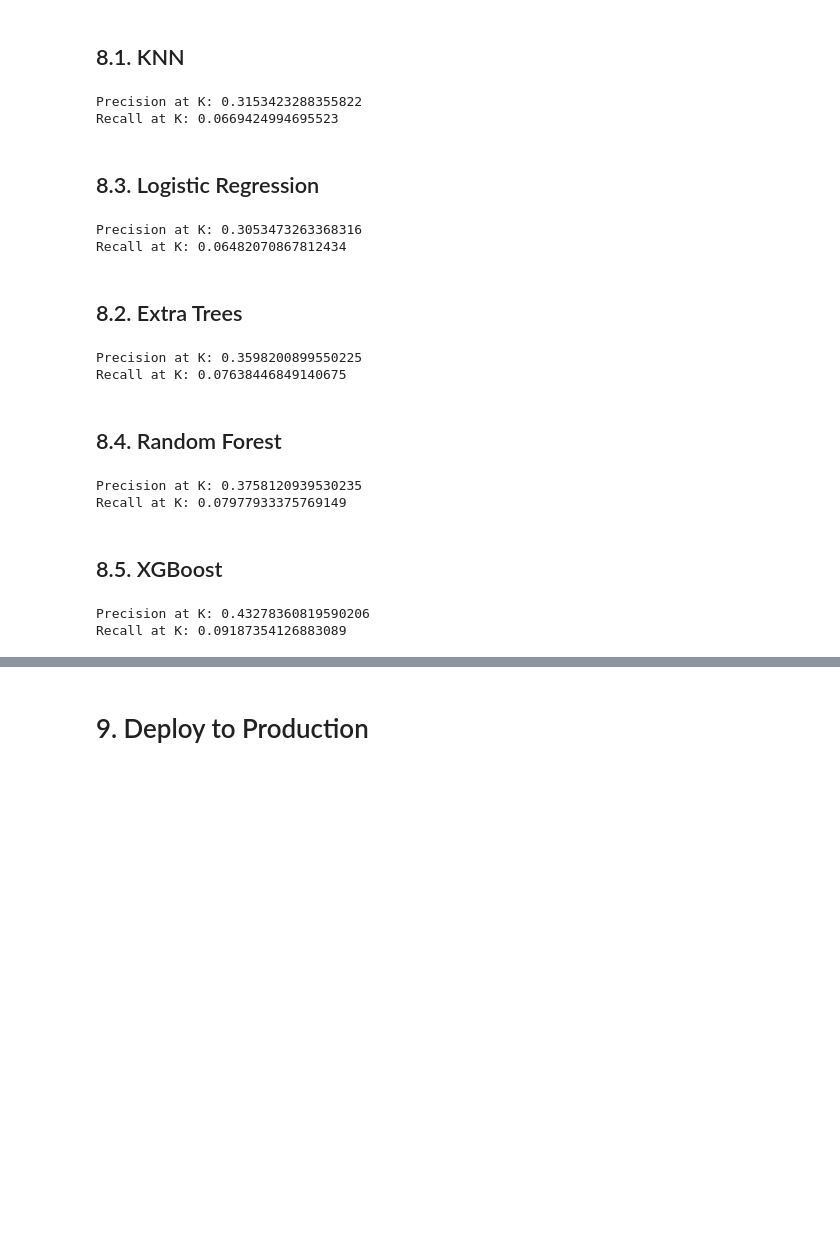
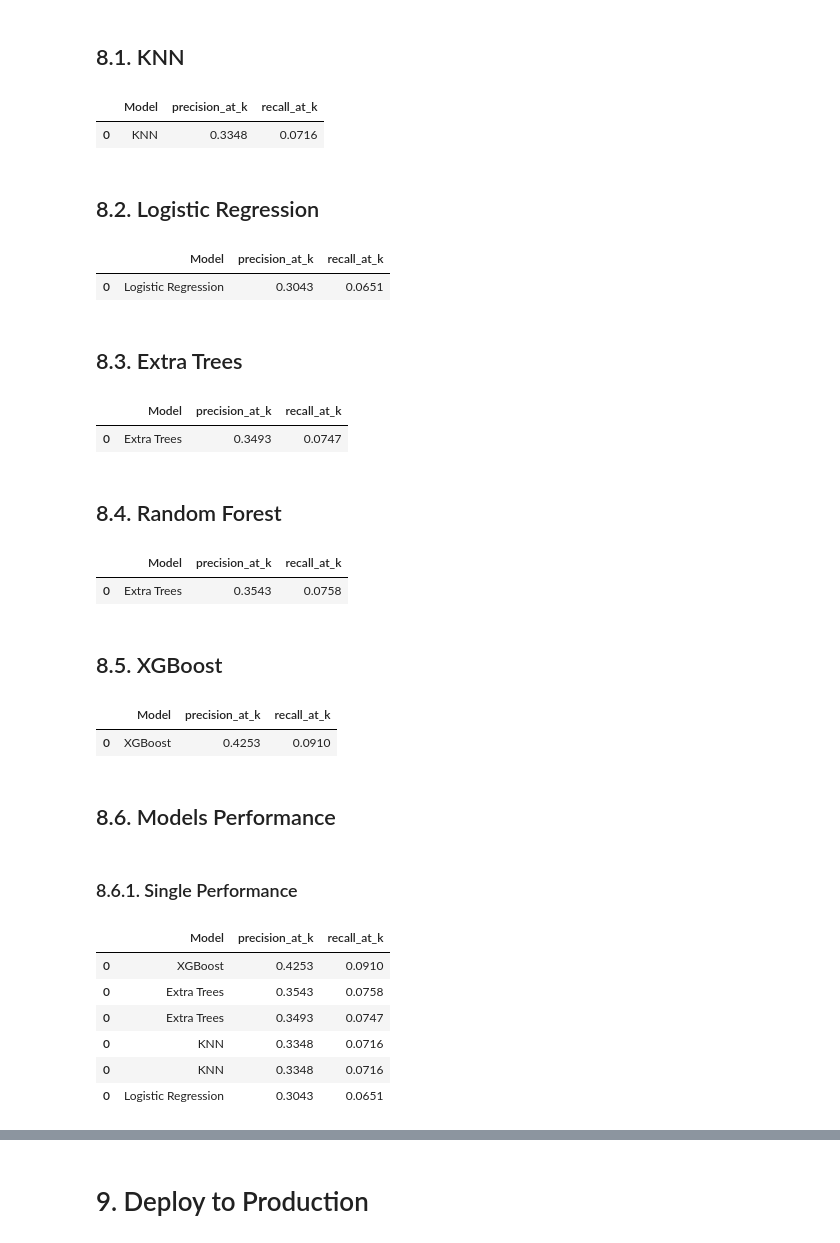
Before and after one commit to m4theus4ndr4de/classification-health-insurance-cross-sell, a Jupyter notebook: notebooks/model-development.ipynb, the cells around one changed output, grey strips where cells are left out. Cells and saved outputs as stored; diff of their text form; code cells hidden in the pictures; blank space fills up the shorter version.

```diff
--- a/notebooks/model-development.ipynb
+++ b/notebooks/model-development.ipynb
@@ -702,18 +727,18 @@ df8_knn['score'] = yhat_knn[:, 1].tolist()
 df8_knn = df8_knn.sort_values('score', ascending=False)
 
 # compute precision at k
-precision_at_2000, data = precision_at_k(df8_knn, k=2000)
+precision_at_k_knn, data = precision_at_k(df8_knn, k=2000)
 
 # compute recall at k
-recall_at_2000, data = recall_at_k(df8_knn, k=2000)
+recall_at_k_knn, data = recall_at_k(df8_knn, k=2000)
 
-print('Precision at K: {}'.format(precision_at_2000))
-print('Recall at K: {}'.format(recall_at_2000))
+models_performance_knn = pd.DataFrame({'Model':['KNN'], "precision_at_k": [precision_at_k_knn], "recall_at_k": [recall_at_k_knn]})
+models_performance_knn
 # %% [output]
-Precision at K: 0.3153423288355822
-Recall at K: 0.0669424994695523
+|  | Model | precision_at_k | recall_at_k |
+| 0 | KNN | 0.3348 | 0.0716 |
 # %% [markdown]
-## 8.3. Logistic Regression
+## 8.2. Logistic Regression
 # %%
 df8_lr = df8.copy()
 
@@ -724,18 +749,18 @@ df8_lr['score'] = yhat_lr[:, 1].tolist()
 df8_lr = df8_lr.sort_values('score', ascending=False)
 
 # compute precision at k
-precision_at_2000, data = precision_at_k(df8_lr, k=2000)
+precision_at_k_lr, data = precision_at_k(df8_lr, k=2000)
 
 # compute recall at k
-recall_at_2000, data = recall_at_k(df8_lr, k=2000)
+recall_at_k_lr, data = recall_at_k(df8_lr, k=2000)
 
-print('Precision at K: {}'.format(precision_at_2000))
-print('Recall at K: {}'.format(recall_at_2000))
+models_performance_lr = pd.DataFrame({'Model':['Logistic Regression'], "precision_at_k": [precision_at_k_lr], "recall_at_k": [recall_at_k_lr]})
+models_performance_lr
 # %% [output]
-Precision at K: 0.3053473263368316
-Recall at K: 0.06482070867812434
+|  | Model | precision_at_k | recall_at_k |
+| 0 | Logistic Regression | 0.3043 | 0.0651 |
 # %% [markdown]
-## 8.2. Extra Trees
+## 8.3. Extra Trees
 # %%
 df8_et = df8.copy()
 
@@ -746,16 +771,16 @@ df8_et['score'] = yhat_et[:, 1].tolist()
 df8_et = df8_et.sort_values('score', ascending=False)
 
 # compute precision at k
-precision_at_2000, data = precision_at_k(df8_et, k=2000)
+precision_at_k_et, data = precision_at_k(df8_et, k=2000)
 
 # compute recall at k
-recall_at_2000, data = recall_at_k(df8_et, k=2000)
+recall_at_k_et, data = recall_at_k(df8_et, k=2000)
 
-print('Precision at K: {}'.format(precision_at_2000))
-print('Recall at K: {}'.format(recall_at_2000))
+models_performance_et = pd.DataFrame({'Model':['Extra Trees'], "precision_at_k": [precision_at_k_et], "recall_at_k": [recall_at_k_et]})
+models_performance_et
 # %% [output]
-Precision at K: 0.3598200899550225
-Recall at K: 0.07638446849140675
+|  | Model | precision_at_k | recall_at_k |
+| 0 | Extra Trees | 0.3493 | 0.0747 |
 # %% [markdown]
 ## 8.4. Random Forest
 # %%
@@ -768,16 +793,16 @@ df8_rf['score'] = yhat_rf[:, 1].tolist()
 df8_rf = df8_rf.sort_values('score', ascending=False)
 
 # compute precision at k
-precision_at_2000, data = precision_at_k(df8_rf, k=2000)
+precision_at_k_rf, data = precision_at_k(df8_rf, k=2000)
 
 # compute recall at k
-recall_at_2000, data = recall_at_k(df8_rf, k=2000)
+recall_at_k_rf, data = recall_at_k(df8_rf, k=2000)
 
-print('Precision at K: {}'.format(precision_at_2000))
-print('Recall at K: {}'.format(recall_at_2000))
+models_performance_rf = pd.DataFrame({'Model':['Extra Trees'], "precision_at_k": [precision_at_k_rf], "recall_at_k": [recall_at_k_rf]})
+models_performance_rf
 # %% [output]
-Precision at K: 0.3758120939530235
-Recall at K: 0.07977933375769149
+|  | Model | precision_at_k | recall_at_k |
+| 0 | Extra Trees | 0.3543 | 0.0758 |
 # %% [markdown]
 ## 8.5. XGBoost
 # %%
@@ -790,13 +815,28 @@ df8_xgb['score'] = yhat_xgb[:, 1].tolist()
 df8_xgb = df8_xgb.sort_values('score', ascending=False)
 
 # compute precision at k
-precision_at_2000, data = precision_at_k(df8_xgb, k=2000)
+precision_at_k_xgb, data = precision_at_k(df8_xgb, k=2000)
 
 # compute recall at k
-recall_at_2000, data = recall_at_k(df8_xgb, k=2000)
+recall_at_k_xgb, data = recall_at_k(df8_xgb, k=2000)
 
-print('Precision at K: {}'.format(precision_at_2000))
-print('Recall at K: {}'.format(recall_at_2000))
+models_performance_xgb = pd.DataFrame({'Model':['XGBoost'], "precision_at_k": [precision_at_k_xgb], "recall_at_k": [recall_at_k_xgb]})
+models_performance_xgb
 # %% [output]
-Precision at K: 0.43278360819590206
-Recall at K: 0.09187354126883089
+|  | Model | precision_at_k | recall_at_k |
+| 0 | XGBoost | 0.4253 | 0.0910 |
+# %% [markdown]
+## 8.6. Models Performance
+# %% [markdown]
+### 8.6.1. Single Performance
+# %%
+models_performance = pd.concat([models_performance_knn, models_performance_knn, models_performance_lr, models_performance_et, models_performance_rf, models_performance_xgb])
+models_performance.sort_values('precision_at_k', ascending=False)
+# %% [output]
+|  | Model | precision_at_k | recall_at_k |
+| 0 | XGBoost | 0.4253 | 0.0910 |
+| 0 | Extra Trees | 0.3543 | 0.0758 |
+| 0 | Extra Trees | 0.3493 | 0.0747 |
+| 0 | KNN | 0.3348 | 0.0716 |
+| 0 | KNN | 0.3348 | 0.0716 |
+| 0 | Logistic Regression | 0.3043 | 0.0651 |
```
Also changed, not shown: parts of 31 cells of this notebook, 5 other files.
